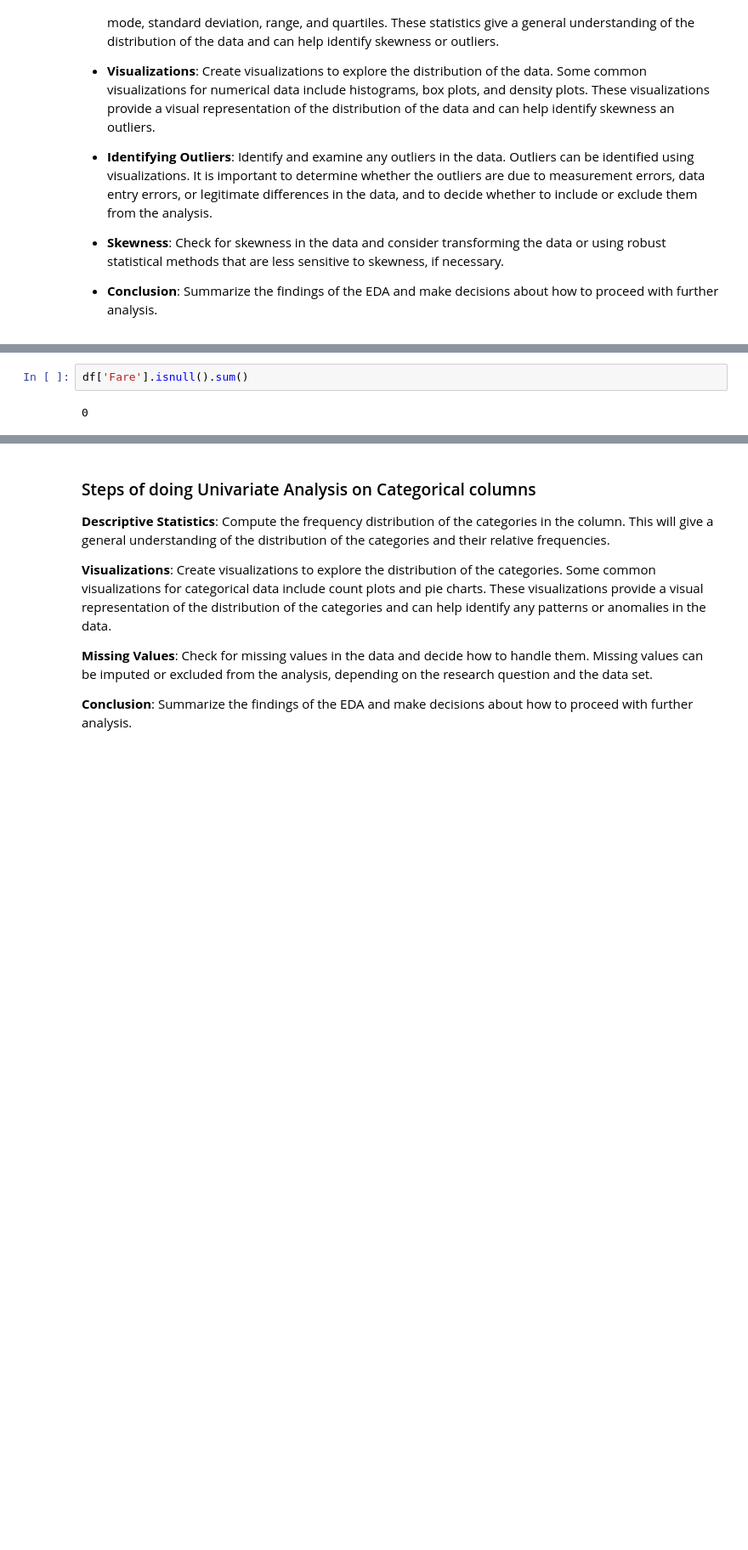
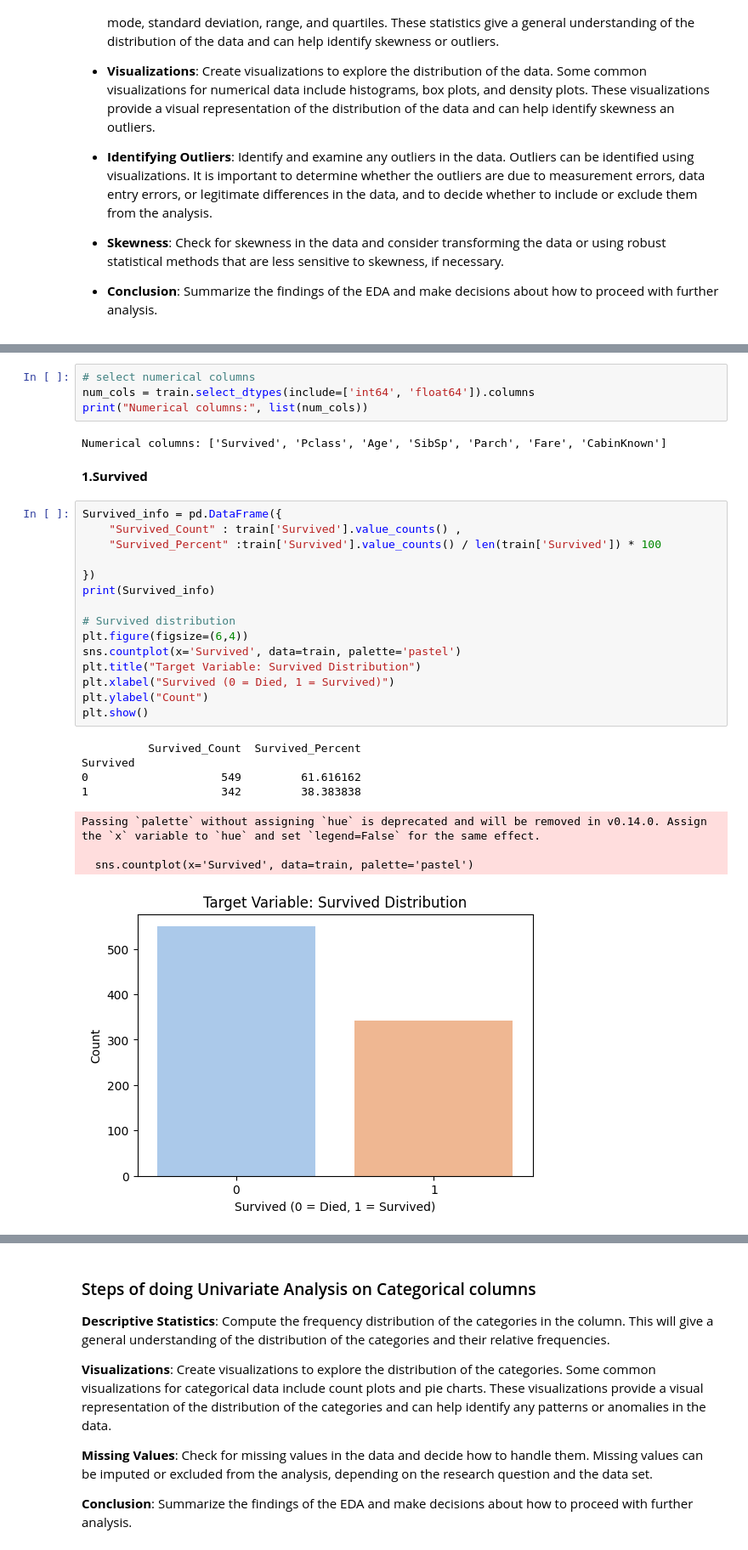
Before and after one commit to Aman-sys-ui/EDA, a Jupyter notebook: Titanic/EDA_Titanic.ipynb, the cells around one changed output, grey strips where cells are left out. Shown: that part at 85% size. Cells and saved outputs as stored; diff of their text form; blank space fills up the shorter version.

```diff
--- a/Titanic/EDA_Titanic.ipynb
+++ b/Titanic/EDA_Titanic.ipynb
@@ -199,4 +309,32 @@ df[df['Fare'] > 250]
-# %%
-df['Fare'].isnull().sum()
-# %% [output]
-0
+# %%
+# select numerical columns
+num_cols = train.select_dtypes(include=['int64', 'float64']).columns
+print("Numerical columns:", list(num_cols))
+# %% [output]
+Numerical columns: ['Survived', 'Pclass', 'Age', 'SibSp', 'Parch', 'Fare', 'CabinKnown']
+# %% [markdown]
+**1.Survived**
+# %%
+Survived_info = pd.DataFrame({
+    "Survived_Count" : train['Survived'].value_counts() ,
+    "Survived_Percent" :train['Survived'].value_counts() / len(train['Survived']) * 100
+
+})
+print(Survived_info)
+
+# Survived distribution
+plt.figure(figsize=(6,4))
+sns.countplot(x='Survived', data=train, palette='pastel')
+plt.title("Target Variable: Survived Distribution")
+plt.xlabel("Survived (0 = Died, 1 = Survived)")
+plt.ylabel("Count")
+plt.show()
+# %% [output]
+          Survived_Count  Survived_Percent
+Survived
+0                    549         61.616162
+1                    342         38.383838
+Passing `palette` without assigning `hue` is deprecated and will be removed in v0.14.0. Assign the `x` variable to `hue` and set `legend=False` for the same effect.
+
+  sns.countplot(x='Survived', data=train, palette='pastel')
+[figure, added]
```
Also changed, not shown: parts of 158 cells of this notebook.
